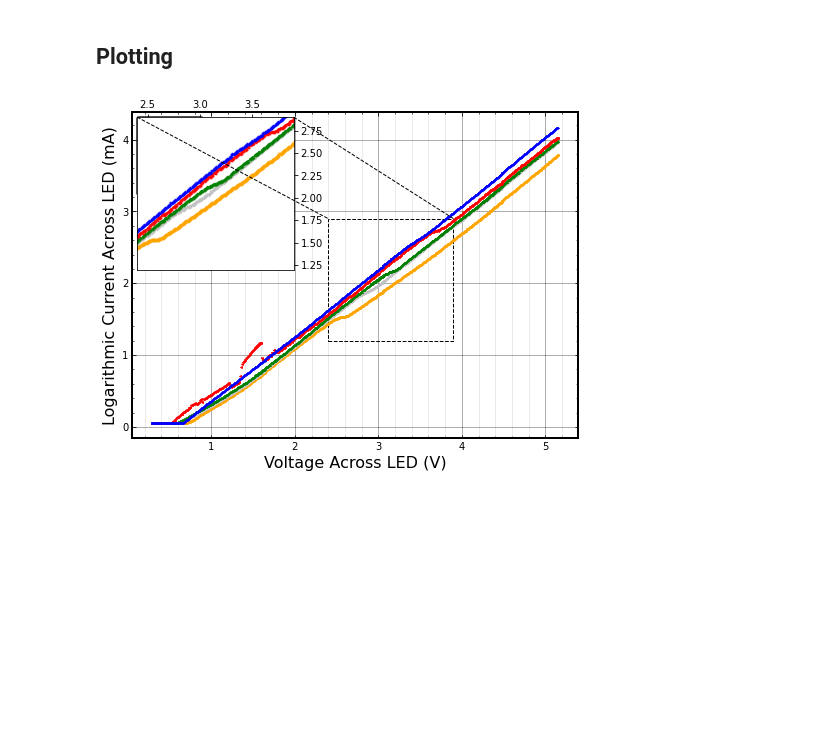
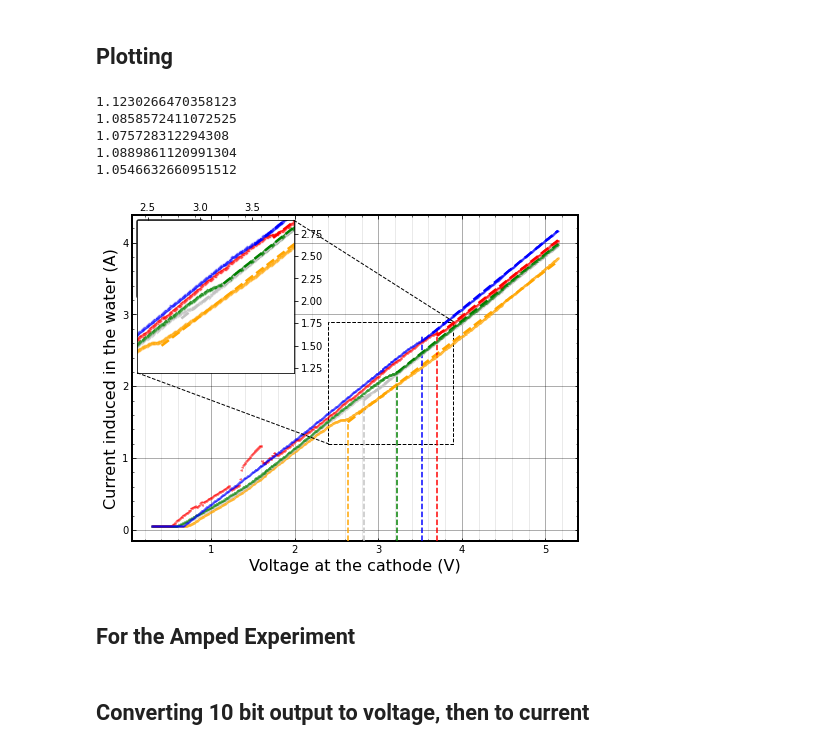
Before and after one commit to hexaquarks/PHYS339, a Jupyter notebook: LabFinal.ipynb, the cells around one changed output. Cells and saved outputs as stored; diff of their text form; code cells hidden in the pictures; blank space fills up the shorter version.

```diff
--- a/LabFinal.ipynb
+++ b/LabFinal.ipynb
@@ -8,6 +8,7 @@ callibrationInputs = list(range(0,4125,125))
 callibrationInputs_error = [0 for x in range(len(callibrationInputs))]
 
 callibrationOutputs = [[] for y in range(SAMPLES)]
+callibrationOutputsAmped = [[] for y in range(SAMPLES)]
 
 for i in range(SAMPLES) :
   with open(f'callibration12Bit_Trial{i+1}.txt', "r") as stream:
@@ -15,6 +16,11 @@ for i in range(SAMPLES) :
               currLine = line.split(" ")
               for j in range(len(currLine)-1):
                 callibrationOutputs[i].append(float(currLine[j]))
+  with open(f'callibrationAmped_Trial{i+1}.txt', "r") as stream:
+          for line in stream:
+              currLine = line.split(" ")
+              for j in range(len(currLine)-1):
+                callibrationOutputsAmped[i].append(float(currLine[j]))
 
 
 def standardization (arr):
@@ -23,12 +29,12 @@ def standardization (arr):
   return arr_out,arr_out_error
 
 callibrationOutputs, callibrationOutputs_error = standardization(callibrationOutputs)
+callibrationOutputsAmped, callibrationOutputsAmped_error = standardization(callibrationOutputsAmped)
 
 ## Truncating data for better precision
 callibrationInputs = callibrationInputs[3:]
 callibrationInputs_error = callibrationInputs_error[3:]
 callibrationOutputs = callibrationOutputs[3:]
 callibrationOutputs_error = callibrationOutputs_error[3:]
-print(callibrationOutputs)
-print(len(callibrationOutputs_error))
-print(callibrationInputs)
+callibrationOutputsAmped = callibrationOutputsAmped[1:]
+callibrationOutputsAmped_error = callibrationOutputsAmped_error[1:]
@@ -270,3 +289,8 @@ for a in [a0, a1]:
+# %%
+def calculateResistance(m, m_error):
+  R = 1/m
+  R_error = sqrt((1/m**2) * m_error)
+  return [R,R_error]
 # %% [markdown]
 ## Plotting
 # %%
@@ -281,6 +305,9 @@ from scipy.ndimage.filters import gaussian_filter1d
 FIGURE_COLORS = ["orange" , "#C2C2C2", "green", "red", "blue"]
 MARKER_SHAPE = ["o", "v", "^", "<", ">"]
 LABEL = ["Trial 1","Trial 2","Trial 3","Trial 4","Trial 5"]
+fitParams = [2.6343599846327233, 2.8243547349944804, 3.2280935795132146,
+             3.703080455417608, 3.5249603769534605]
+fitResistances = []
 
 fig, ax = plt.subplots(figsize=[8, 6])
 
@@ -288,23 +315,46 @@ fig, ax = plt.subplots(figsize=[8, 6])
 axins = zoomed_inset_axes(ax,1.25,loc="upper left")
 
 for i in range(SAMPLES):
+  ## the original error bar
   ax.errorbar(
       x=measuringSaltInputsConverted,
       y=measuringSaltOutputsConverted[i],
       xerr = measuringSaltInputsConvertedError,
       yerr = measuringSaltOutputsConvertedError[i],
-      fmt=MARKER_SHAPE[i], color=FIGURE_COLORS[i], label=LABEL[i],ms=2)
+      fmt=MARKER_SHAPE[i], color=FIGURE_COLORS[i], label=LABEL[i],ms=2,
+      alpha=0.4)
 
+  ## zoomed inset axes
   axins.errorbar(
       x=measuringSaltInputsConverted,
       y=measuringSaltOutputsConverted[i],
       xerr = measuringSaltInputsConvertedError,
       yerr = measuringSaltOutputsConvertedError[i],
       fmt=MARKER_SHAPE[i], color=FIGURE_COLORS[i], ms=3,
-      alpha=0.8, zorder=-100)
+      alpha=0.4, zorder=-100)
 
-ax.set_xlabel('Voltage Across LED (V)', fontsize=16)
-ax.set_ylabel('Logarithmic Current Across LED (mA)', fontsize = 16)
+  ## v-lines
+  lineEnd = measuringSaltOutputsConverted[i][measuringSaltInputsConverted.index(fitParams[i])]
+  ax.axvline(x=fitParams[i],ymin=0, ymax=(lineEnd/4.2), linestyle='--',color=FIGURE_COLORS[i])
+  # axins.axvline(x=fitParams[i],ymin=0, ymax=(lineEnd/4.1)/1.25, linestyle='--',color=FIGURE_COLORS[i])
+
+  ## Parameters to perform linear fit and resistance calculation
+  fitIndex = measuringSaltInputsConverted.index(fitParams[i])
+  tempInputs = measuringSaltInputsConverted[fitIndex:]
+  tempOutputs = measuringSaltOutputsConverted[i][fitIndex:]
+  tempOutputsError = measuringSaltOutputsConvertedError[i][fitIndex:]
+  xLinspace = linspace(fitParams[i], measuringSaltInputsConverted[-1], 100)
+  popt, perr = linearizedFit(tempInputs, tempOutputs, tempOutputsError)
+  fitResistances.append(calculateResistance(popt[0], perr[0]))
+  fit_ys = [linearFit(x, popt[0], popt[1]) for x in xLinspace]
+
+  ## plot the linear fit
+  ax.plot(xLinspace, fit_ys, linewidth=2.5, color = FIGURE_COLORS[i], linestyle='--')
+  axins.plot(xLinspace, fit_ys,  linewidth=2.5, color = FIGURE_COLORS[i], linestyle='--')
+
+
+ax.set_xlabel('Voltage at the cathode (V)', fontsize=16)
+ax.set_ylabel('Current induced in the water (A)', fontsize = 16)
 
 ax.legend(loc="lower right", fontsize=9.5)
 
@@ -312,32 +362,45 @@ for ax in [ax]:
   ax.patch.set_edgecolor('black')
   ax.patch.set_linewidth('2')
   ax.grid(b=True, which='major', color='black', alpha=0.4, linestyle='-')
   ax.grid(b=True, which='minor', axis='x', color='black', linestyle='-', alpha=0.1)
   ax.minorticks_on()
 
 
 x1,x2,y1,y2 = 2.4, 3.9, 1.2, 2.9
 
 axins.set_xlim(x1,x2)
 axins.set_ylim(y1,y2)
 axins.xaxis.tick_top()
-mark_inset(ax,axins,loc1=1,loc2=2, linewidth=1, linestyle='--')
+mark_inset(ax,axins,loc1=3,loc2=1, linewidth=1, linestyle='--')
 axins.yaxis.tick_right()
 
 ## Plotting maximum occuring line
 # ax.axvline(x=130,ymin=0, ymax=(maxValue/(850/650)), linestyle='--',color="red")
 # axins.axvline(x=130, linestyle='--',color="red")
 
 ## ticks
 ax.tick_params(axis='y',which='both',
                direction="in",right=True)
 ax.tick_params(axis='x', which='both',
                direction="in", top=True,bottom=True)
 
 ## legend
 legend = ax.legend()
 legend.get_frame().set_linewidth(1.7)
 legend.get_frame().set_edgecolor("black")
 # plt.show()
+
+print(fitResistances[0][0])
+print(fitResistances[1][0])
+print(fitResistances[2][0])
+print(fitResistances[3][0])
+print(fitResistances[4][0])
 # %% [output]
+1.1230266470358123
+1.0858572411072525
+1.075728312294308
+1.0889861120991304
+1.0546632660951512
-[figure, old version]
+[figure, new version]
+# %% [markdown]
+## For the Amped Experiment
@@ -343,0 +425,2 @@ legend.get_frame().set_edgecolor("black")
+# %% [markdown]
+## Converting 10 bit output to voltage, then to current
```
Also changed, not shown: parts of 9 cells of this notebook.
